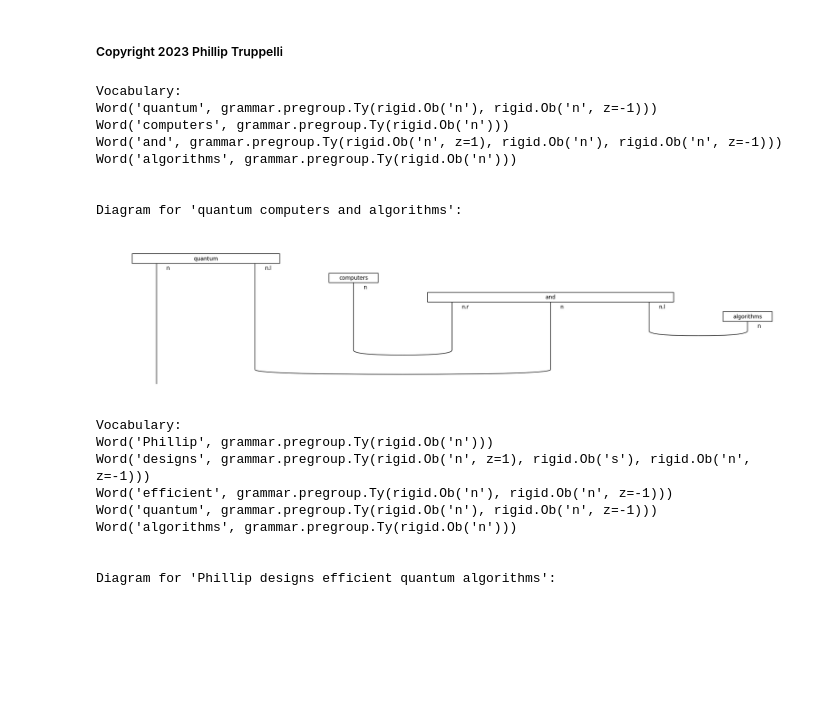
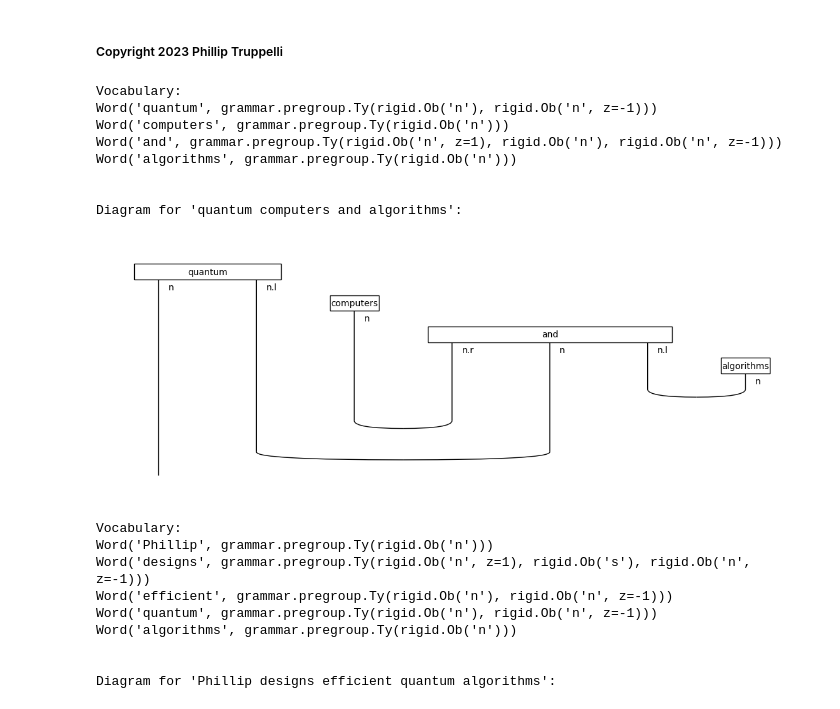
Before and after one commit to truppelli/Quantum_NLP, a Jupyter notebook: Quantum_NLP.ipynb, the cells around one changed output. Saved outputs shown, nothing was run; the diff lists cells and outputs as text; code cells hidden in the pictures; blank space fills up the shorter version.

```diff
--- a/Quantum_NLP.ipynb
+++ b/Quantum_NLP.ipynb
@@ -23,35 +23,35 @@
 # Starting from the first example seen in the approach section of the corresponding paper
 from discopy.grammar.pregroup import Ty, Id, Word, Cup, Diagram
 
 n, s = Ty('n'), Ty('s')
 
 quantum = Word("quantum", n @ n.l)
 computers = Word("computers", n)
 _and = Word("and", (n.r @ n) @ n.l)
 algorithms = Word("algorithms", n)
 
 print("Vocabulary:\n{}".format('\n'.join(map(repr, [quantum, computers, _and, algorithms]))))
 print("\n")
 from pytket.circuit.display import render_circuit_jupyter
 from lambeq import AtomicType, BobcatParser, IQPAnsatz
 
 N = AtomicType.NOUN
 S = AtomicType.SENTENCE
 
 parser = BobcatParser()
 print("Diagram for 'quantum computers and algorithms':")
 diagram = parser.sentence2diagram('quantum computers and algorithms')
-diagram.draw(figsize=(18, 4))
+diagram.draw(figsize=(11, 4))
 # %% [output]
 Vocabulary:
 Word('quantum', grammar.pregroup.Ty(rigid.Ob('n'), rigid.Ob('n', z=-1)))
 Word('computers', grammar.pregroup.Ty(rigid.Ob('n')))
 Word('and', grammar.pregroup.Ty(rigid.Ob('n', z=1), rigid.Ob('n'), rigid.Ob('n', z=-1)))
 Word('algorithms', grammar.pregroup.Ty(rigid.Ob('n')))
 
 
 Diagram for 'quantum computers and algorithms':
-[figure, old version]
+[figure, new version]
 # %%
 # DisCoCat (Categorical Compositional Distributional) is a mathematical foundation that can be used to represent grammatical structure.
 # The following example showcases a sentence with a proper noun, a verb, and two adjectives that describe a single object.
```
Also changed, not shown: parts of 2 cells of this notebook, 1 other file.
